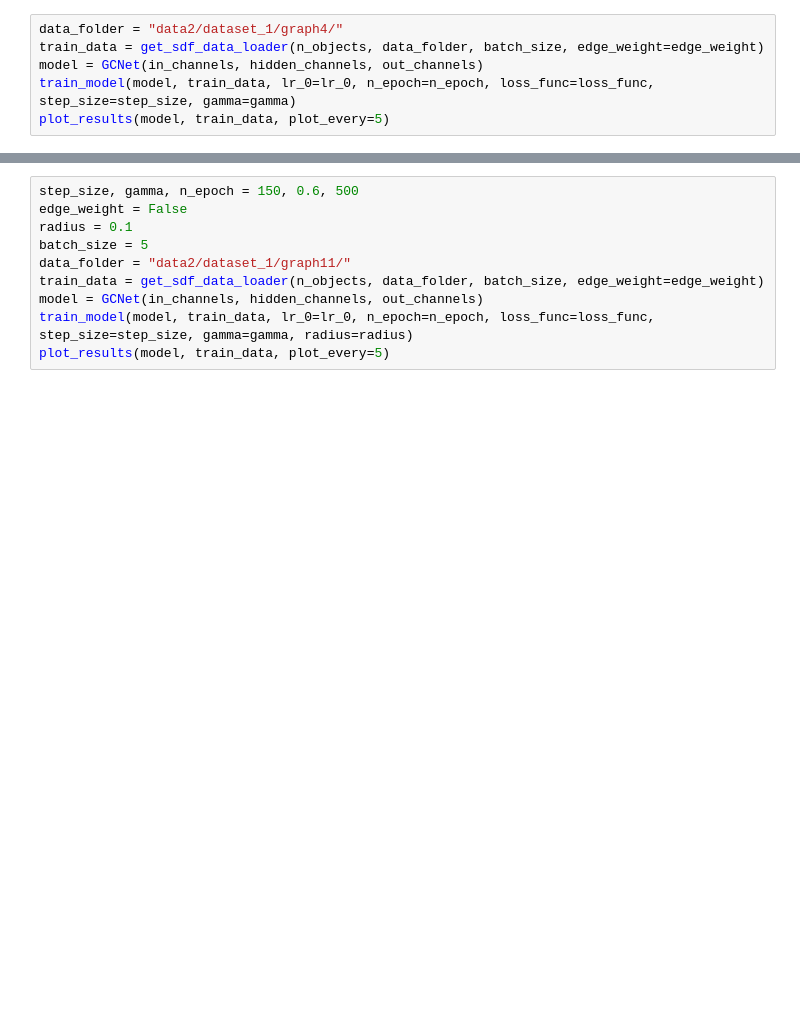
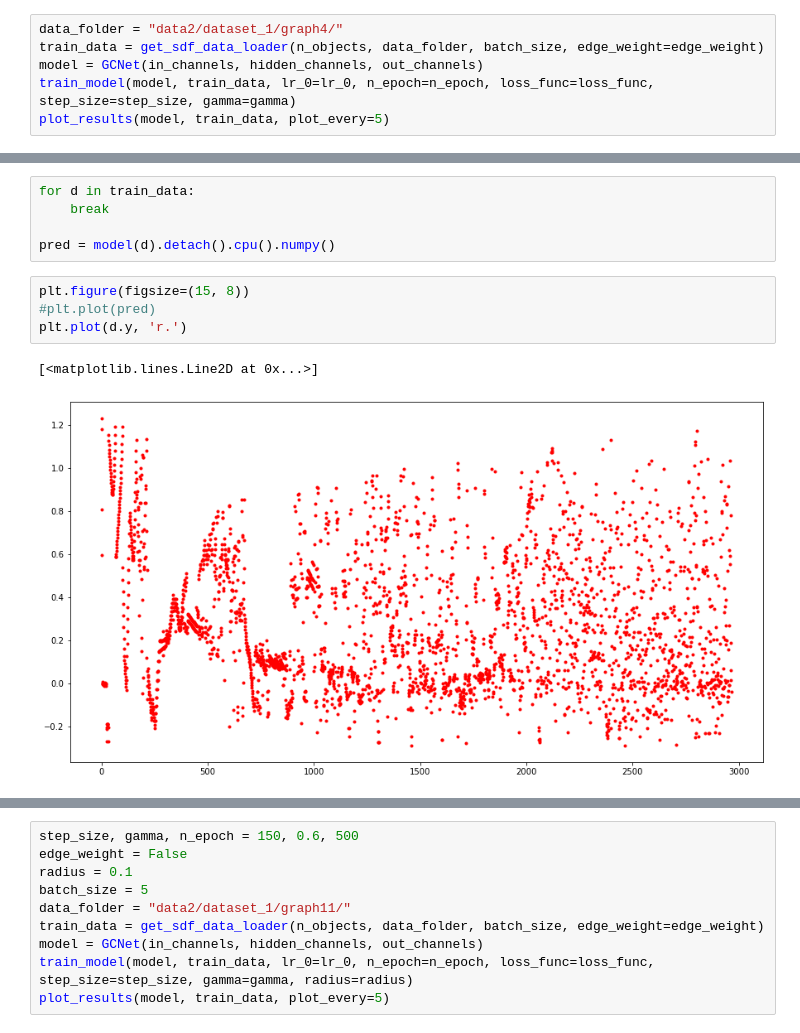
Before and after one commit to amaleki2/sdf-predict-graph, a Jupyter notebook: runs.ipynb, the cells around one changed output, grey strips where cells are left out. Cells and saved outputs as stored; diff of their text form; blank space fills up the shorter version.

```diff
--- a/runs.ipynb
+++ b/runs.ipynb
@@ -53,0 +76,12 @@ RuntimeError: CUDA out of memory. Tried to allocate 20.00 MiB (GPU 0; 4.00 GiB t
+# %%
+for d in train_data:
+    break
+
+pred = model(d).detach().cpu().numpy()
+# %%
+plt.figure(figsize=(15, 8))
+#plt.plot(pred)
+plt.plot(d.y, 'r.')
+# %% [output]
+[<matplotlib.lines.Line2D at 0x...>]
+[figure, added]
```
Also changed, not shown: parts of 17 cells of this notebook, 13 other files.
